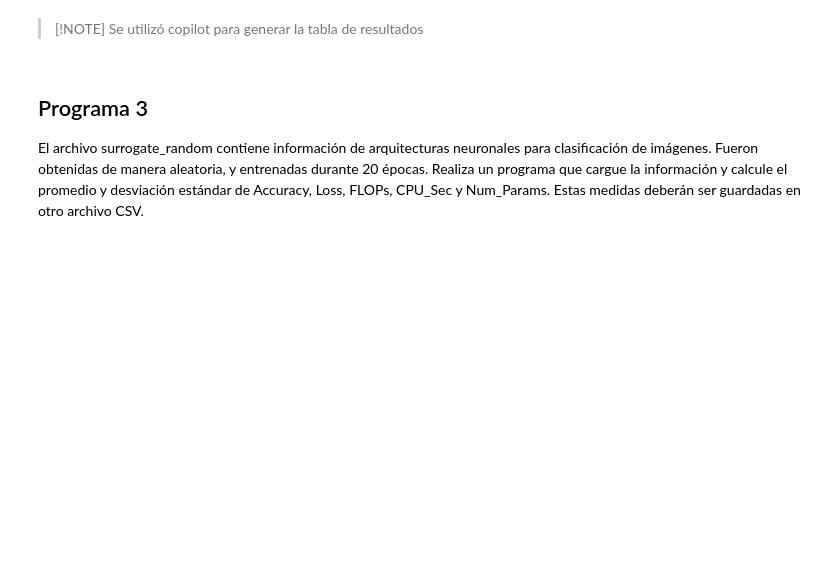
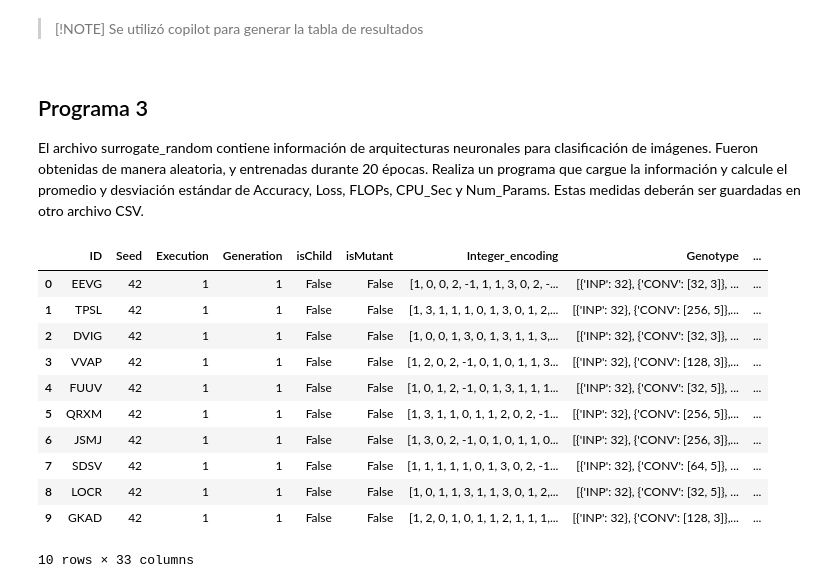
Before and after one commit to July230/TC3002B, a Jupyter notebook: dice.ipynb, the cells around one changed output. Cells and saved outputs as stored; diff of their text form; code cells hidden in the pictures; blank space fills up the shorter version.

```diff
--- a/dice.ipynb
+++ b/dice.ipynb
@@ -83,3 +84,20 @@ Número | Frecuencia | Frecuencia Relativa
 # %% [markdown]
 ## Programa 3
 El archivo surrogate_random contiene información de arquitecturas neuronales para clasificación de imágenes. Fueron obtenidas de manera aleatoria, y entrenadas durante 20 épocas. Realiza un programa que cargue la información y calcule el promedio y desviación estándar de Accuracy, Loss, FLOPs, CPU_Sec y Num_Params. Estas medidas deberán ser guardadas en otro archivo CSV.
+# %%
+# Importar dataframe usando pandas
+surrogate = pd.read_csv("surrogate_RANDOM.csv")
+surrogate.head(10)
+# %% [output]
+|  | ID | Seed | Execution | Generation | isChild | isMutant | Integer_encoding | Genotype | ... |
+| 0 | EEVG | 42 | 1 | 1 | False | False | [1, 0, 0, 2, -1, 1, 1, 3, 0, 2, -... | [{'INP': 32}, {'CONV': [32, 3]}, ... | ... |
+| 1 | TPSL | 42 | 1 | 1 | False | False | [1, 3, 1, 1, 1, 0, 1, 3, 0, 1, 2,... | [{'INP': 32}, {'CONV': [256, 5]},... | ... |
+| 2 | DVIG | 42 | 1 | 1 | False | False | [1, 0, 0, 1, 3, 0, 1, 3, 1, 1, 3,... | [{'INP': 32}, {'CONV': [32, 3]}, ... | ... |
+| 3 | VVAP | 42 | 1 | 1 | False | False | [1, 2, 0, 2, -1, 0, 1, 0, 1, 1, 3... | [{'INP': 32}, {'CONV': [128, 3]},... | ... |
+| 4 | FUUV | 42 | 1 | 1 | False | False | [1, 0, 1, 2, -1, 0, 1, 3, 1, 1, 1... | [{'INP': 32}, {'CONV': [32, 5]}, ... | ... |
+| 5 | QRXM | 42 | 1 | 1 | False | False | [1, 3, 1, 1, 0, 1, 1, 2, 0, 2, -1... | [{'INP': 32}, {'CONV': [256, 5]},... | ... |
+| 6 | JSMJ | 42 | 1 | 1 | False | False | [1, 3, 0, 2, -1, 0, 1, 0, 1, 1, 0... | [{'INP': 32}, {'CONV': [256, 3]},... | ... |
+| 7 | SDSV | 42 | 1 | 1 | False | False | [1, 1, 1, 1, 1, 0, 1, 3, 0, 2, -1... | [{'INP': 32}, {'CONV': [64, 5]}, ... | ... |
+| 8 | LOCR | 42 | 1 | 1 | False | False | [1, 0, 1, 1, 3, 1, 1, 3, 0, 1, 2,... | [{'INP': 32}, {'CONV': [32, 5]}, ... | ... |
+| 9 | GKAD | 42 | 1 | 1 | False | False | [1, 2, 0, 1, 0, 1, 1, 2, 1, 1, 1,... | [{'INP': 32}, {'CONV': [128, 3]},... | ... |
+10 rows × 33 columns
```
Also changed, not shown: parts of 5 cells of this notebook, 1 other file.
